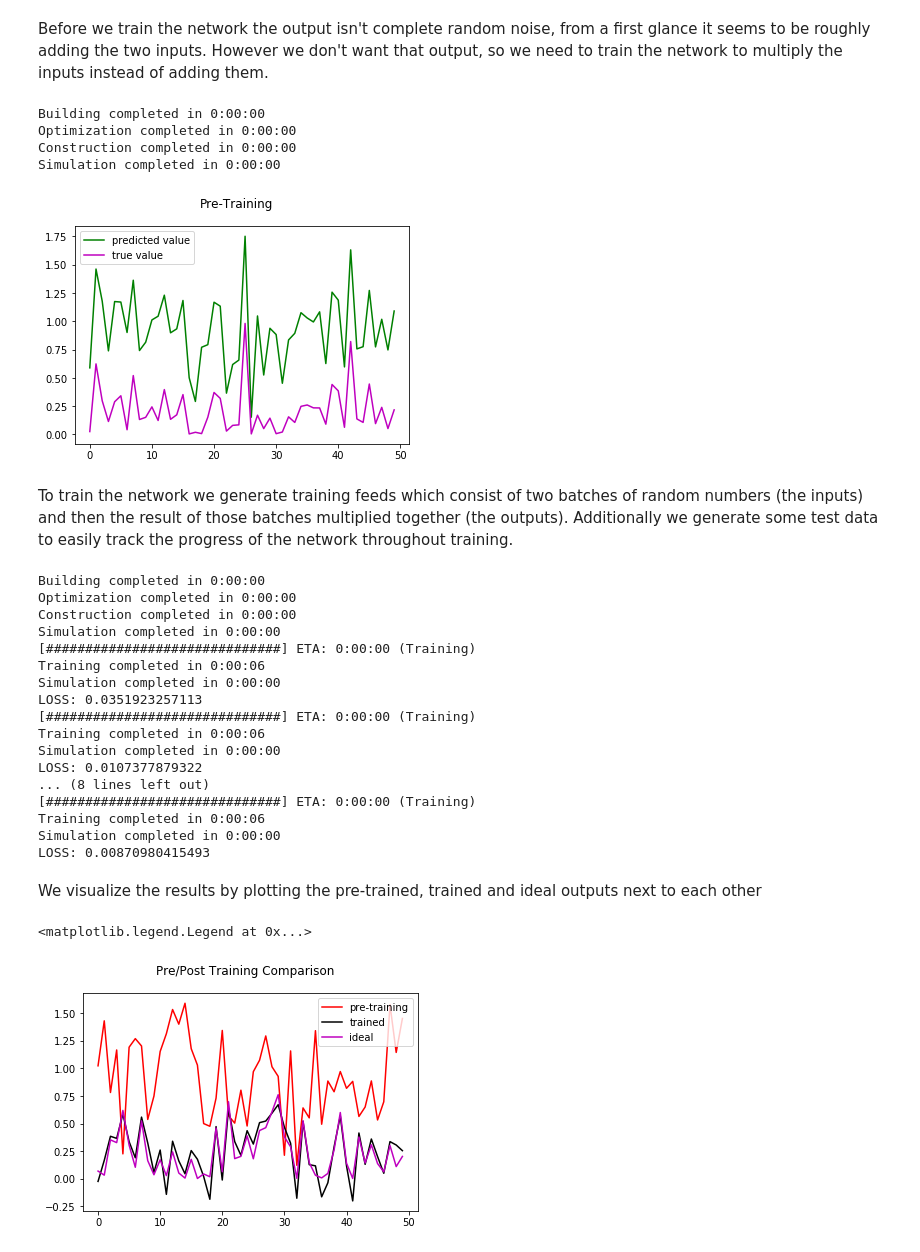
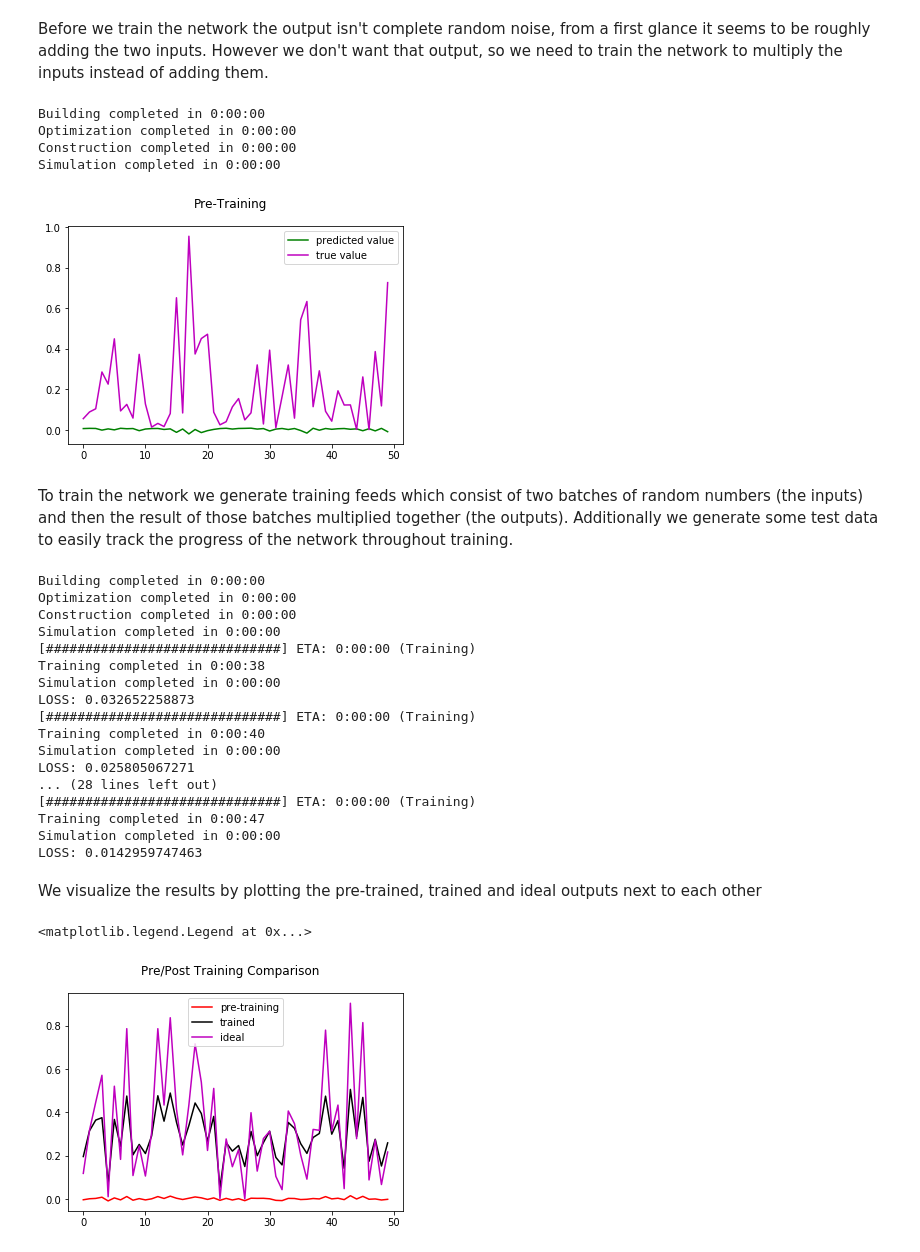
Before and after one commit to nengo/nengo-dl, a Jupyter notebook: docs/examples/Multiplication.ipynb, the cells around one changed output. Saved outputs shown, nothing was run; the diff lists cells and outputs as text; code cells hidden in the pictures.

Commit message:
Changing architecture slightly and retraining
Changed the `c` ensemble to be three dimensional and retrained to meet adequate accuracy

```diff
--- a/docs/examples/Multiplication.ipynb
+++ b/docs/examples/Multiplication.ipynb
@@ -41,18 +41,18 @@ with nengo.Network() as net:
     nengo.Connection(i_1, a)
     nengo.Connection(i_2, b)
 
-    c = nengo.Ensemble(220, 1)
-    nengo.Connection(a, c)
-    nengo.Connection(b, c)
+    c = nengo.Ensemble(300, 3)
+    nengo.Connection(a, c[0])
+    nengo.Connection(b, c[1])
 
     i_1_probe = nengo.Probe(i_1)
     i_2_probe = nengo.Probe(i_2)
-    output_probe = nengo.Probe(c)
+    output_probe = nengo.Probe(c[2])
 # %% [markdown]
 Before we train the network the output isn't complete random noise, from a first glance it seems to be roughly adding the two inputs. However we don't want that output, so we need to train the network to multiply the inputs instead of adding them.
 # %%
 n_steps = 50
-minibatch_size = 100
+minibatch_size = 256
 # Showing the output of the model pre training
 with nengo_dl.Simulator(net) as sim:
     sim.run_steps(n_steps)
@@ -67,7 +67,7 @@ Building completed in 0:00:00
 Optimization completed in 0:00:00
 Construction completed in 0:00:00
 Simulation completed in 0:00:00
-[figure, old version]
+[figure, new version]
 # %% [markdown]
 To train the network we generate training feeds which consist of two batches of random numbers (the inputs) and then the result of those batches multiplied together (the outputs). Additionally we generate some test data to easily track the progress of the network throughout training.
 # %%
@@ -75,20 +75,20 @@ with nengo_dl.Simulator(net, step_blocks=n_steps, minibatch_size=minibatch_size,
     # This feed is used as the "test" data
     # It's run through the network after every iteration
     # to allow easy visulization of how the output is changing
-    test_input_feed = {i_1: np.random.uniform(0, 1, size=(100, n_steps, 1)),
-                  i_2: np.random.uniform(0, 1, size=(100, n_steps, 1))}
+    test_input_feed = {i_1: np.random.uniform(0, 1, size=(minibatch_size, n_steps, 1)),
+                  i_2: np.random.uniform(0, 1, size=(minibatch_size, n_steps, 1))}
     test_output = np.multiply(test_input_feed[i_1], test_input_feed[i_2])
     # The outputs of the network after every it
     outputs = []
     sim.run_steps(n_steps, input_feeds=test_input_feed)
     outputs.append((sim.data[output_probe][0].flatten()))
-    # running through 5 rounds of training, then testing
-    for i in range(0, 5):
-        input_feed = {i_1: np.random.uniform(0, 1, size=(1000, n_steps, 1)),
-                      i_2: np.random.uniform(0, 1, size=(1000, n_steps, 1))}
+    # running through 10 rounds of training, then testing
+    for i in range(0, 10):
+        input_feed = {i_1: np.random.uniform(0, 1, size=(minibatch_size*5, n_steps, 1)),
+                      i_2: np.random.uniform(0, 1, size=(minibatch_size*5, n_steps, 1))}
         output_feed = {output_probe: np.multiply(input_feed[i_1], input_feed[i_2])}
         sim.train(input_feed, output_feed,
-                 tf.train.MomentumOptimizer(5e-3, 0.9), n_epochs=2)
+                 tf.train.MomentumOptimizer(5e-2, 0.9), n_epochs=12)
         sim.soft_reset(include_probes=True)
         sim.run_steps(n_steps, input_feeds=test_input_feed)
         print("LOSS: " + str(sim.loss(test_input_feed, {output_probe: test_output}, 'mse')))
@@ -99,27 +99,27 @@ Optimization completed in 0:00:00
 Construction completed in 0:00:00
 Simulation completed in 0:00:00
 [##############################] ETA: 0:00:00 (Training)
-Training completed in 0:00:06
+Training completed in 0:00:38
 Simulation completed in 0:00:00
-LOSS: 0.0351923257113
+LOSS: 0.032652258873
 [##############################] ETA: 0:00:00 (Training)
-Training completed in 0:00:06
+Training completed in 0:00:40
 Simulation completed in 0:00:00
-LOSS: 0.0107377879322
-... (8 lines left out)
+LOSS: 0.025805067271
+... (28 lines left out)
 [##############################] ETA: 0:00:00 (Training)
-Training completed in 0:00:06
+Training completed in 0:00:47
 Simulation completed in 0:00:00
-LOSS: 0.00870980415493
+LOSS: 0.0142959747463
 # %% [markdown]
 We visualize the results by plotting the pre-trained, trained and ideal outputs next to each other
 # %%
 fig = plt.figure()
 fig.suptitle('Pre/Post Training Comparison')
 plt.plot(outputs[0], 'r', label='pre-training')
-plt.plot(outputs[5], 'k', label='trained')
+plt.plot(outputs[10], 'k', label='trained')
 plt.plot(test_output[0], 'm', label='ideal')
 plt.legend()
 # %% [output]
 <matplotlib.legend.Legend at 0x...>
-[figure, old version]
+[figure, new version]
```
